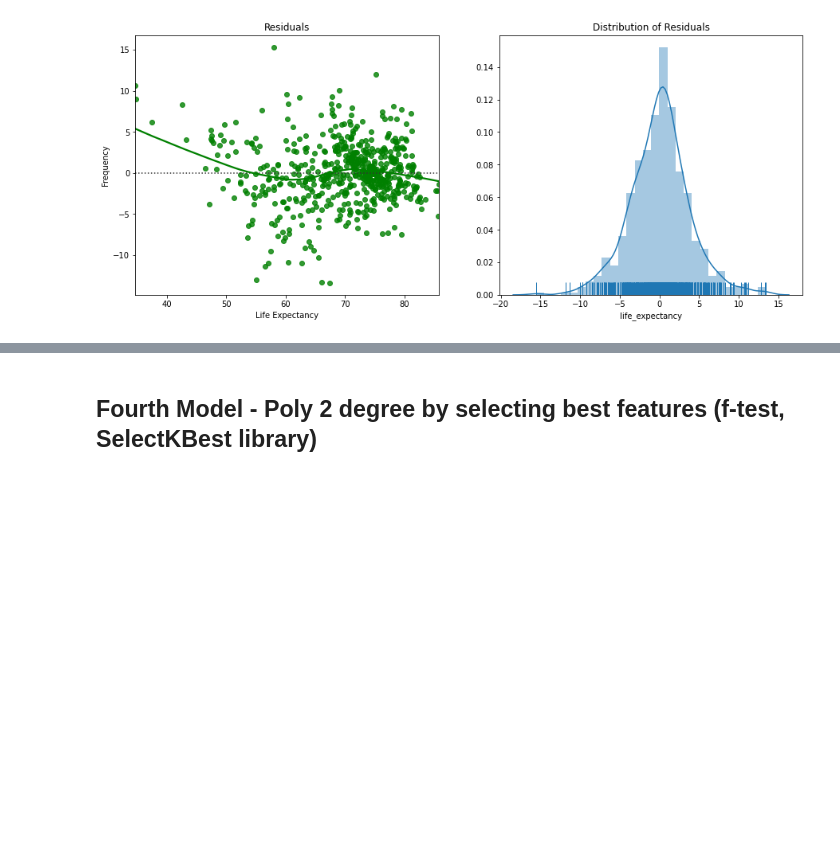
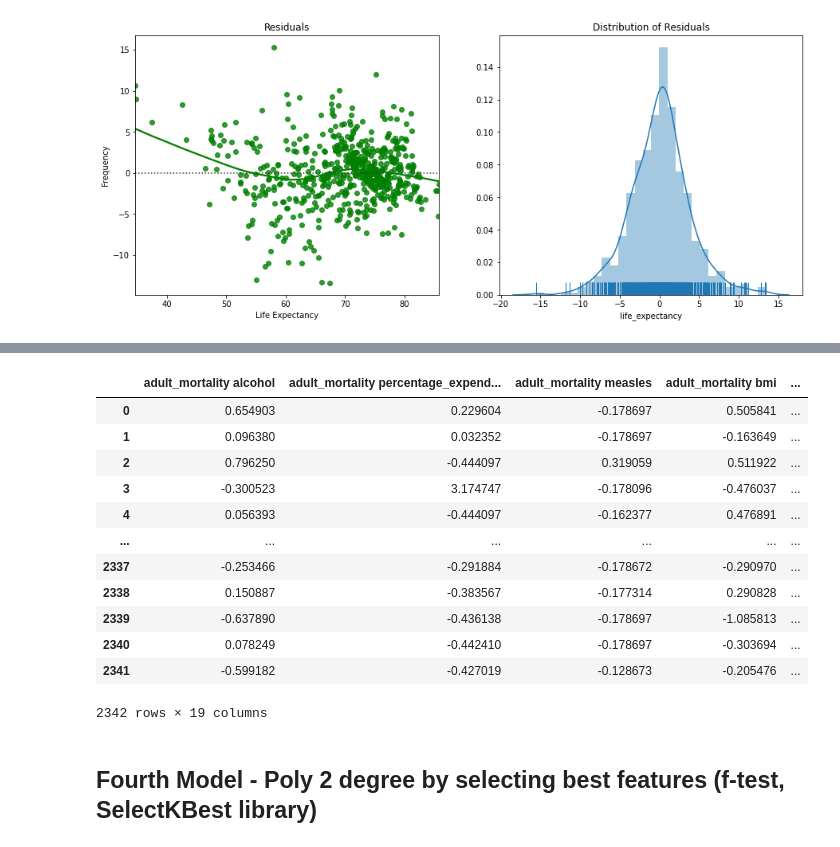
Before and after one commit to bmccabe96/Life_Expectancy_Regression, a Jupyter notebook: regression_model.ipynb, the cells around one changed output, grey strips where cells are left out. Cells and saved outputs as stored; diff of their text form; code cells hidden in the pictures; blank space fills up the shorter version.

```diff
--- a/regression_model.ipynb
+++ b/regression_model.ipynb
@@ -275,0 +351,9 @@ strong multicollinearity or other numerical problems.
+# %%
+X_train, X_test, y_train, y_test = train_test_split(df_poly2, y3, test_size=0.2, random_state=42)
+# %%
+## Remove with VIF
+
+vif = pd.DataFrame()
+vif["VIF Factor"] = [variance_inflation_factor(X_train.values, i) for i in range(X_train.shape[1])]
+vif["features"] = X_train.columns
+vif.round(1)
@@ -276,3 +378,26 @@ strong multicollinearity or other numerical problems.
+# %%
+# Take the 10% best columns based on VIF
+vif_features = list(vif[vif['VIF Factor'] <= np.percentile(vif['VIF Factor'], 10)]['features'])
+# %%
+# Update X_train and X_test to only have these columns
+X_train = X_train.copy()[vif_features]
+X_test = X_test.copy()[vif_features]
+# %%
+X_train
+# %% [output]
+|  | adult_mortality alcohol | adult_mortality percentage_expend... | adult_mortality measles | adult_mortality bmi | ... |
+| 0 | 0.654903 | 0.229604 | -0.178697 | 0.505841 | ... |
+| 1 | 0.096380 | 0.032352 | -0.178697 | -0.163649 | ... |
+| 2 | 0.796250 | -0.444097 | 0.319059 | 0.511922 | ... |
+| 3 | -0.300523 | 3.174747 | -0.178096 | -0.476037 | ... |
+| 4 | 0.056393 | -0.444097 | -0.162377 | 0.476891 | ... |
+| ... | ... | ... | ... | ... | ... |
+| 2337 | -0.253466 | -0.291884 | -0.178672 | -0.290970 | ... |
+| 2338 | 0.150887 | -0.383567 | -0.177314 | 0.290828 | ... |
+| 2339 | -0.637890 | -0.436138 | -0.178697 | -1.085813 | ... |
+| 2340 | 0.078249 | -0.442410 | -0.178697 | -0.303694 | ... |
+| 2341 | -0.599182 | -0.427019 | -0.128673 | -0.205476 | ... |
+2342 rows × 19 columns
 # %% [markdown]
 ## Fourth Model - Poly 2 degree by selecting best features (f-test, SelectKBest library)
 # %% [markdown]
```
Also changed, not shown: parts of 19 cells of this notebook, 1 other file.
